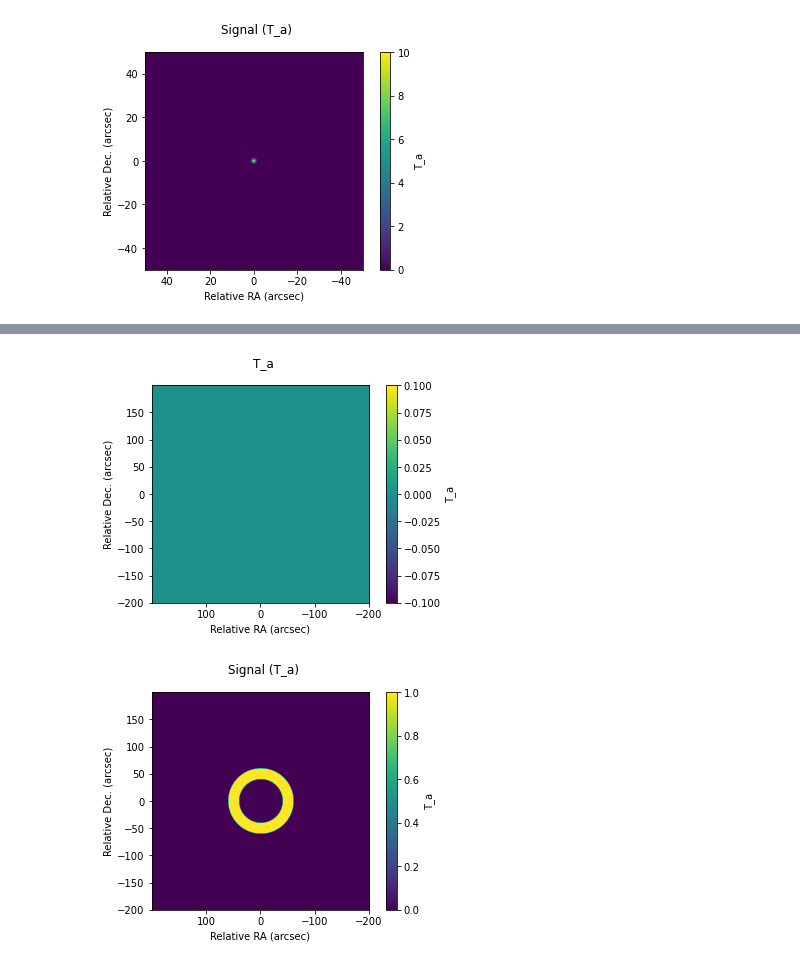
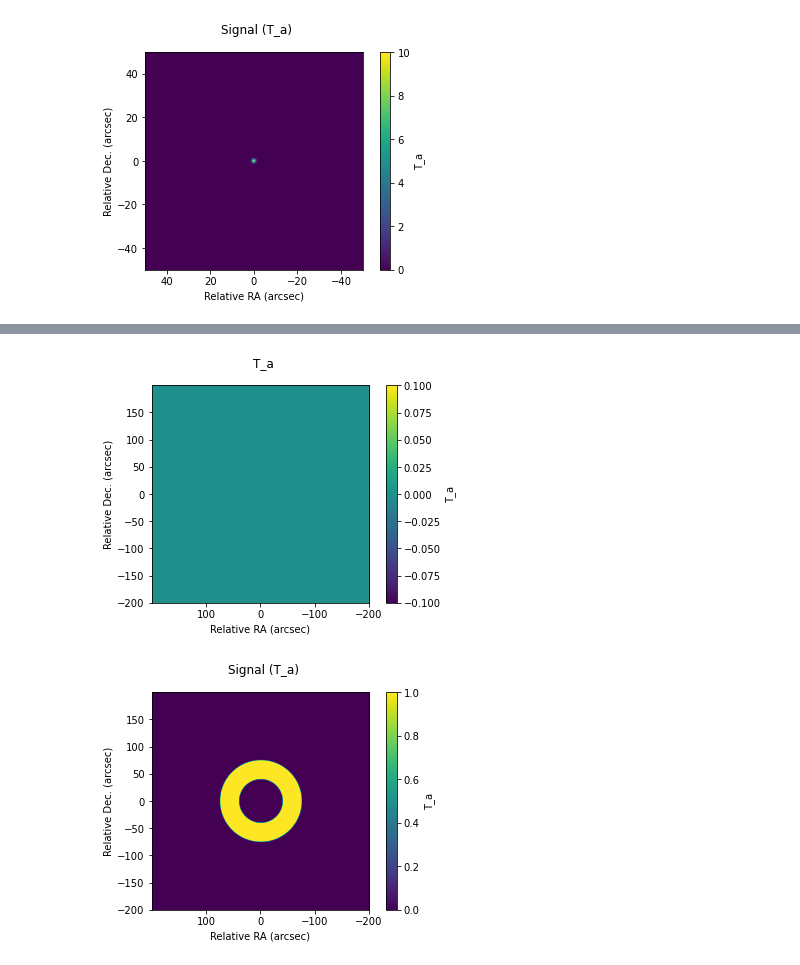
Before and after one commit to kfkaplan/the_greatest_sensitivity_mapper, a Jupyter notebook: test_sense_map.ipynb, the cells around one changed output, grey strips where cells are left out. Cells and saved outputs as stored; diff of their text form; code cells hidden in the pictures.

```diff
--- a/test_sense_map.ipynb
+++ b/test_sense_map.ipynb
@@ -99,24 +99,24 @@ sky_grid.plot('s2n')
 # %%
 #Now we will test using a ring as our "science target"
 
 
 #Generate sky object
 sky_grid = sens_map_lib.sky([-200,200], [-200,200], 0.2)
 
 #Plot empty sky grid
 pyplot.figure()
 sky_grid.plot()
 
 #Create "ring" and input into sky_grid
-ring = models.Ring2D(amplitude=1.0, x_0=0., y_0=0., r_in=40.0, r_out=60.0)
+ring = models.Ring2D(amplitude=1.0, x_0=0., y_0=0., r_in=40.0, r_out=75.0)
 sky_grid.input(ring)
 
 #Plot the ring
 pyplot.figure()
 sky_grid.plot('signal')
 # %% [output]
 [figure]
-[figure, old version]
+[figure, new version]
 # %%
 #Test raster mapping the ring and plotting the result
 
```
Also changed, not shown: parts of 6 cells of this notebook, 2 other files.
